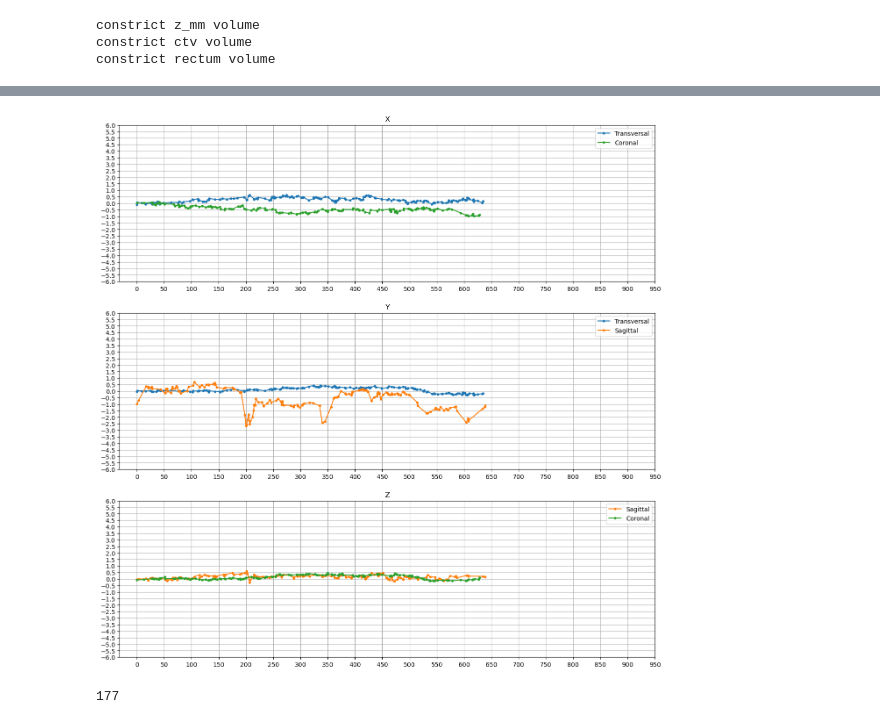
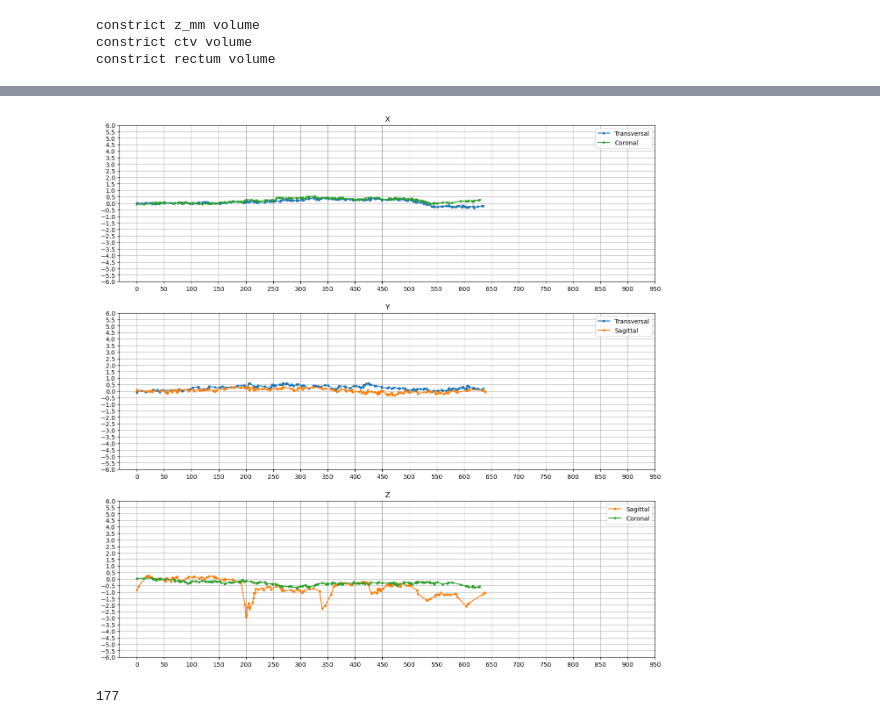
Before and after one commit to davidtilly/MRLCinema, a Jupyter notebook: notebooks/read_motion_analysis.ipynb, the cells around one changed output, grey strips where cells are left out. Saved outputs shown, nothing was run; the diff lists cells and outputs as text; code cells hidden in the pictures.

```diff
--- a/notebooks/read_motion_analysis.ipynb
+++ b/notebooks/read_motion_analysis.ipynb
@@ -310,10 +242,10 @@ grd 000 [-216.41499633 -181.0149948  -236.2129963 ]
 # %%
-from MRLCinema.registration.group import group_registration_elastix
+
 import time
 start = time.time()
-resultImage, transformParameterMap_transversal = group_registration_elastix(cines_transversal_cropped, mask_transversal_cropped)
-resultImage, transformParameterMap_sagittal = group_registration_elastix(cines_sagittal_cropped, mask_sagittal_cropped)
-resultImage, transformParameterMap_coronal = group_registration_elastix(cines_coronal_cropped, mask_coronal_cropped)
+resultImage, transformParameterMap_transversal = group_registration_elastix(cines_transversal_cropped, mask_transversal_cropped, time_sorted_transversal[0].direction)
+resultImage, transformParameterMap_sagittal = group_registration_elastix(cines_sagittal_cropped, mask_sagittal_cropped, time_sorted_sagittal[0].direction)
+resultImage, transformParameterMap_coronal = group_registration_elastix(cines_coronal_cropped, mask_coronal_cropped, time_sorted_coronal[0].direction)
 #end = time.time()
 #print(end - start)
 
@@ -352,59 +310,43 @@ Time spent on saving the results, applying the final transform etc.: 75 ms.
 # %%
 
 
-def parameter_map_to_displacements(transform_parameter_map, reset_first=True):
-    """ Extracts the displacements from a transform parameter map.
-    Two parameters per displacement, one for each direction.
-    """
-    transform_parameters = transform_parameter_map['TransformParameters']
-    even = transform_parameters[::2]
-    odd = transform_parameters[1::2]
-    displacements = np.zeros([len(even), 2])
-    displacements[:,0] = even
-    displacements[:,1] = odd
-    if reset_first:
-        displacements[:,0] -= np.mean(displacements[0:10,0])
-        displacements[:,1] -= np.mean(displacements[0:10,1])
-
-    return displacements
-
-displacements_transversal = parameter_map_to_displacements(transformParameterMap_transversal[0])
-displacements_sagittal = parameter_map_to_displacements(transformParameterMap_sagittal[0])
-displacements_coronal = parameter_map_to_displacements(transformParameterMap_coronal[0])
+displacements_transversal = parameter_map_to_displacements(transformParameterMap_transversal[0], reset_first=True)
+displacements_sagittal = parameter_map_to_displacements(transformParameterMap_sagittal[0], reset_first=True)
+displacements_coronal = parameter_map_to_displacements(transformParameterMap_coronal[0], reset_first=True)
 
 f, (ax1, ax2, ax3) = plt.subplots(3, 1, figsize=(40/2.54, 40/2.54))
 t_transversal =[(cine.timestamp - time_sorted_transversal[0].timestamp).seconds for cine in time_sorted_transversal]
 t_sagittal = [(cine.timestamp - time_sorted_sagittal[0].timestamp).seconds for cine in time_sorted_sagittal]
 t_coronal = [(cine.timestamp - time_sorted_coronal[0].timestamp).seconds for cine in time_sorted_coronal]
 
 ax1.plot(t_transversal, displacements_transversal[:,0], label='Transversal', color='C0', marker='o', markersize=3)
 ax2.plot(t_transversal, displacements_transversal[:,1], label='Transversal', color='C0', marker='o', markersize=3)
 #ax2.scatter(t_transversal, displacements_transversal[:,1], color='C0')
 
 ax2.plot(t_sagittal, displacements_sagittal[:,0], label='Sagittal', color='C1', marker='o', markersize=3)
 ax3.plot(t_sagittal, displacements_sagittal[:,1], label='Sagittal', color='C1', marker='o', markersize=3)
 
 ax1.plot(t_coronal, displacements_coronal[:,0], label='Coronal', color='C2', marker='o', markersize=3)
 ax3.plot(t_coronal, displacements_coronal[:,1], label='Coronal', color='C2', marker='o', markersize=3)
 
 ax1.set_title('X')
 ax2.set_title('Y')
 ax3.set_title('Z')
 
 for ax in [ax1, ax2, ax3]:
     ax.legend()
     ax.set_ylim([-6,6])
     ax.grid()
     ax.set_xticks(np.arange(0, 1000, 50))
     ax.set_yticks(np.arange(-6, 6.1, 0.5))
 
 
 #[[p, transformParameterMap[p]] for p in transformParameterMap]
 
 
 #t_coronal
 # %% [output]
-[figure, old version]
+[figure, new version]
 # %%
 len(cines_transversal_cropped)
 # %% [output]
```
Also changed, not shown: parts of 11 cells of this notebook, 7 other files.
